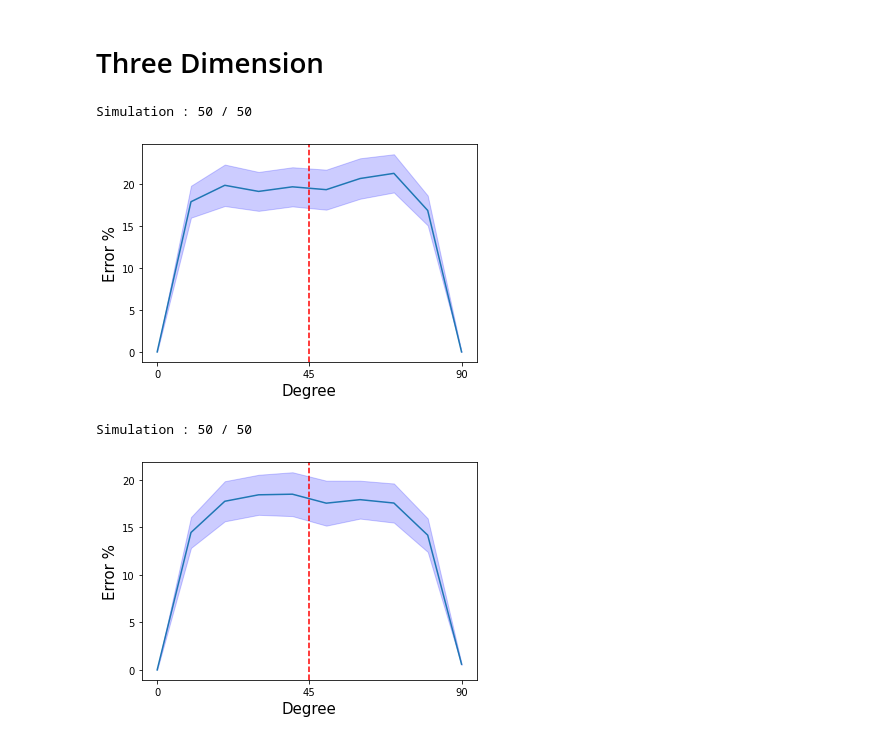
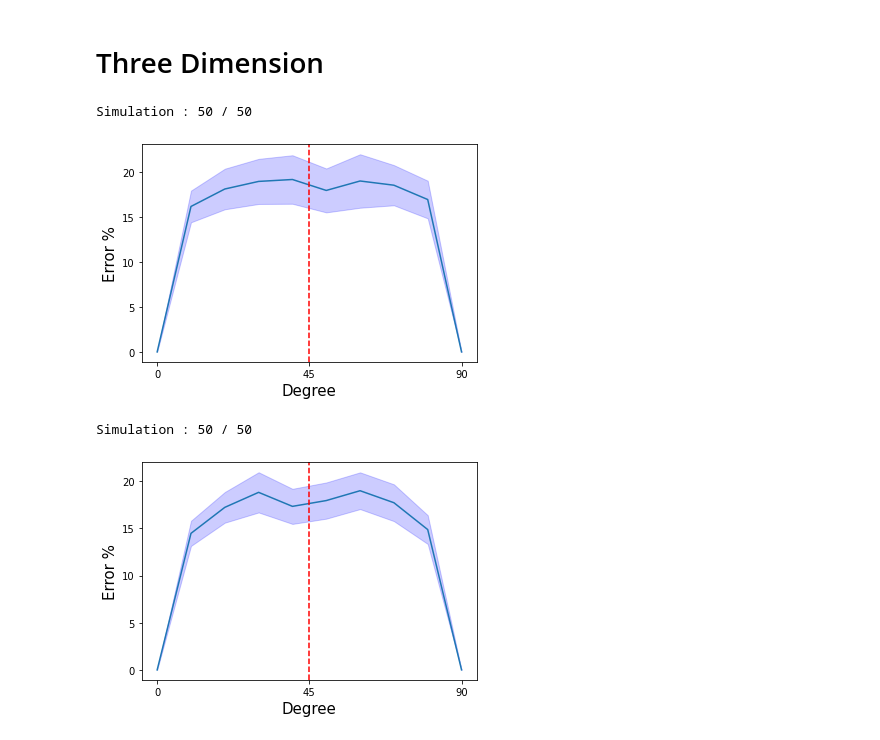
Before and after one commit to SoumyabrataKundu/Steerable, a Jupyter notebook: Equivariance.ipynb, the cells around one changed output. Cells and saved outputs as stored; diff of their text form; code cells hidden in the pictures.

```diff
--- a/Equivariance.ipynb
+++ b/Equivariance.ipynb
@@ -101,31 +101,31 @@ Simulation : 50 / 50
 # %%
 # Model
 class Model(torch.nn.Module):
     def __init__(self) -> None:
         super().__init__()
-        n_angle = 40
+        n_angle = 256
 
         self.network = torch.nn.Sequential(
             snn.SE3Conv(1, [2,3], 3, n_angle=n_angle, padding='same'),
             snn.SE3NormNonLinearity([2,3]),
             snn.SE3Conv([2,3], [4,5], 3, n_angle=n_angle, padding='same'),
             snn.SE3BatchNorm(),
 
             snn.SE3AvgPool(4),
 
             snn.SE3Conv([4, 5], [4, 5], 8, n_angle=n_angle),
             snn.SE3NormFlatten()
         )
     def forward(self,x):
         return self.network(x.type(torch.cfloat))
 
 # Check Equivariance
 model = Model().to(device)
 dataset = GaussianDataset(size =(1,32,32,32))
 check_equivariance(model, dataset, lambda x, degree:snn.rotate_image(x, (degree,0,0))) # rotation about z-axis
 check_equivariance(model, dataset, lambda x, degree:snn.rotate_image(x, (0,degree,0))) # rotation about y-axis
 # %% [output]
 Simulation : 50 / 50
-[figure, old version]
+[figure, new version]
 Simulation : 50 / 50
-[figure, old version]
+[figure, new version]
```
